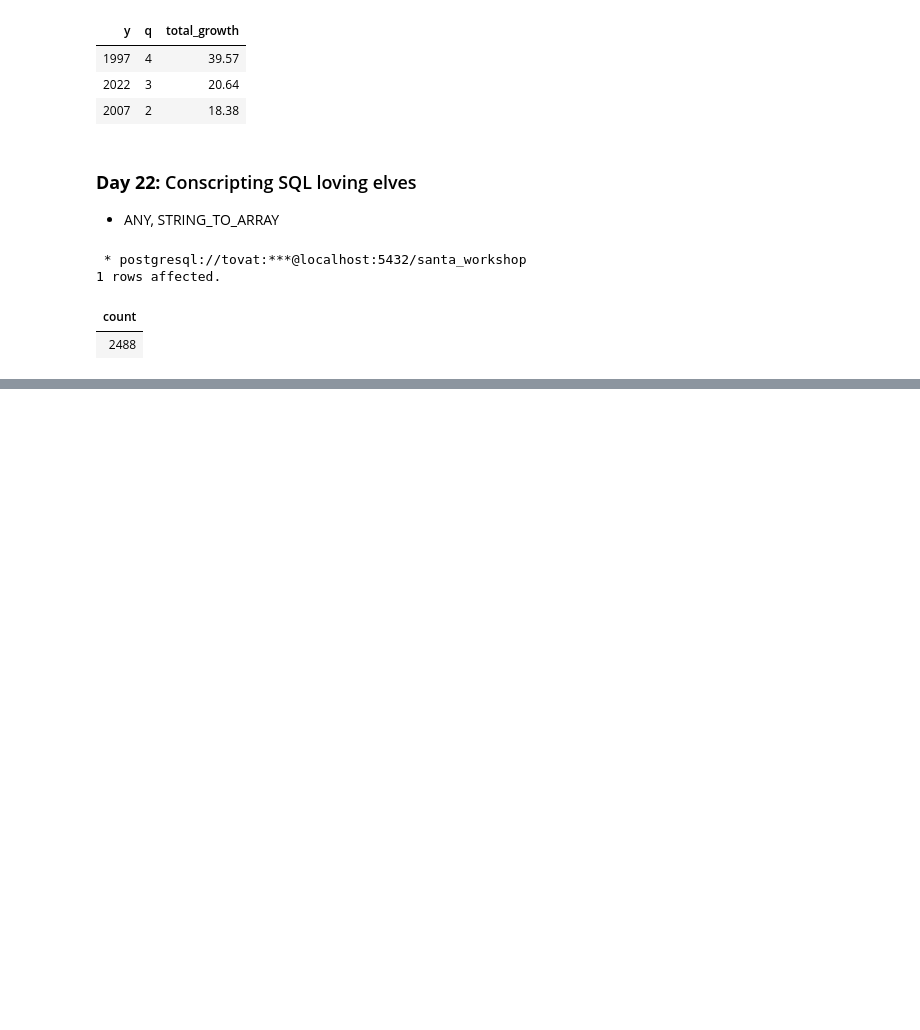
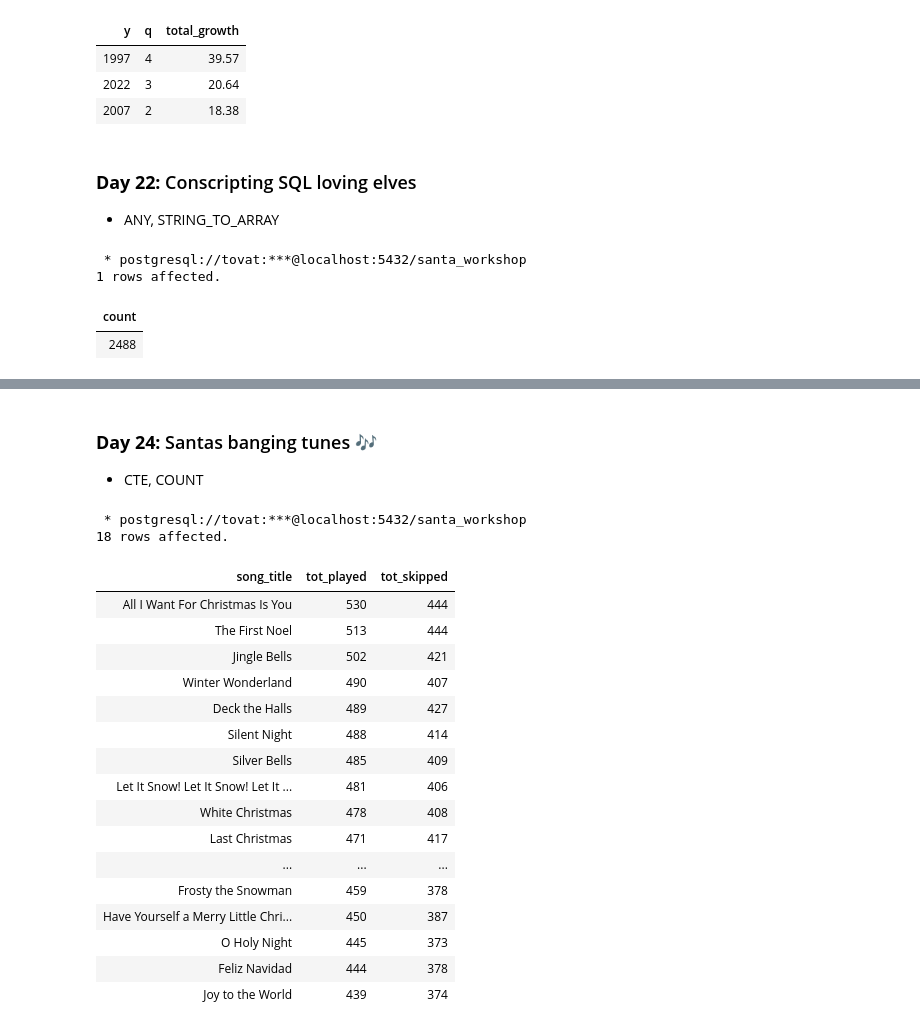
Before and after one commit to tovat/SQL-Advent-Calendars, a Jupyter notebook: advent-of-sql.ipynb, the cells around one changed output, grey strips where cells are left out. Drawn from its saved outputs; the diff is of its cells as text; code cells hidden in the pictures; blank space fills up the shorter version.

```diff
--- a/advent-of-sql.ipynb
+++ b/advent-of-sql.ipynb
@@ -796,0 +826,47 @@ WHERE 'SQL' = ANY(string_to_array(skills, ','));
+# %% [markdown]
+### <b>Day 24:</b> Santas banging tunes 🎶
+- CTE, COUNT
+# %%
+%%sql
+
+WITH played AS (
+    select song_id, count(song_id) as tot_played
+    from user_plays
+    WHERE duration is not NULL
+    GROUP BY song_id
+),
+skipped AS (
+    select up.song_id, COUNT(up.song_id) tot_skipped
+    from user_plays up
+    join songs as s
+    ON s.song_id = up.song_id
+    WHERE up.duration is NULL OR up.duration < s.song_duration
+    GROUP BY up.song_id
+)
+SELECT s.song_title, tot_played, tot_skipped
+from played p
+join skipped sk
+ON p.song_id = sk.song_id
+join songs s
+ON p.song_id = s.song_id
+ORDER BY tot_played DESC, tot_skipped ASC
+# %% [output]
+ * postgresql://tovat:***@localhost:5432/santa_workshop
+18 rows affected.
+| song_title | tot_played | tot_skipped |
+| All I Want For Christmas Is You | 530 | 444 |
+| The First Noel | 513 | 444 |
+| Jingle Bells | 502 | 421 |
+| Winter Wonderland | 490 | 407 |
+| Deck the Halls | 489 | 427 |
+| Silent Night | 488 | 414 |
+| Silver Bells | 485 | 409 |
+| Let It Snow! Let It Snow! Let It ... | 481 | 406 |
+| White Christmas | 478 | 408 |
+| Last Christmas | 471 | 417 |
+| ... | ... | ... |
+| Frosty the Snowman | 459 | 378 |
+| Have Yourself a Merry Little Chri... | 450 | 387 |
+| O Holy Night | 445 | 373 |
+| Feliz Navidad | 444 | 378 |
+| Joy to the World | 439 | 374 |
```
Also changed, not shown: parts of 2 cells of this notebook.
